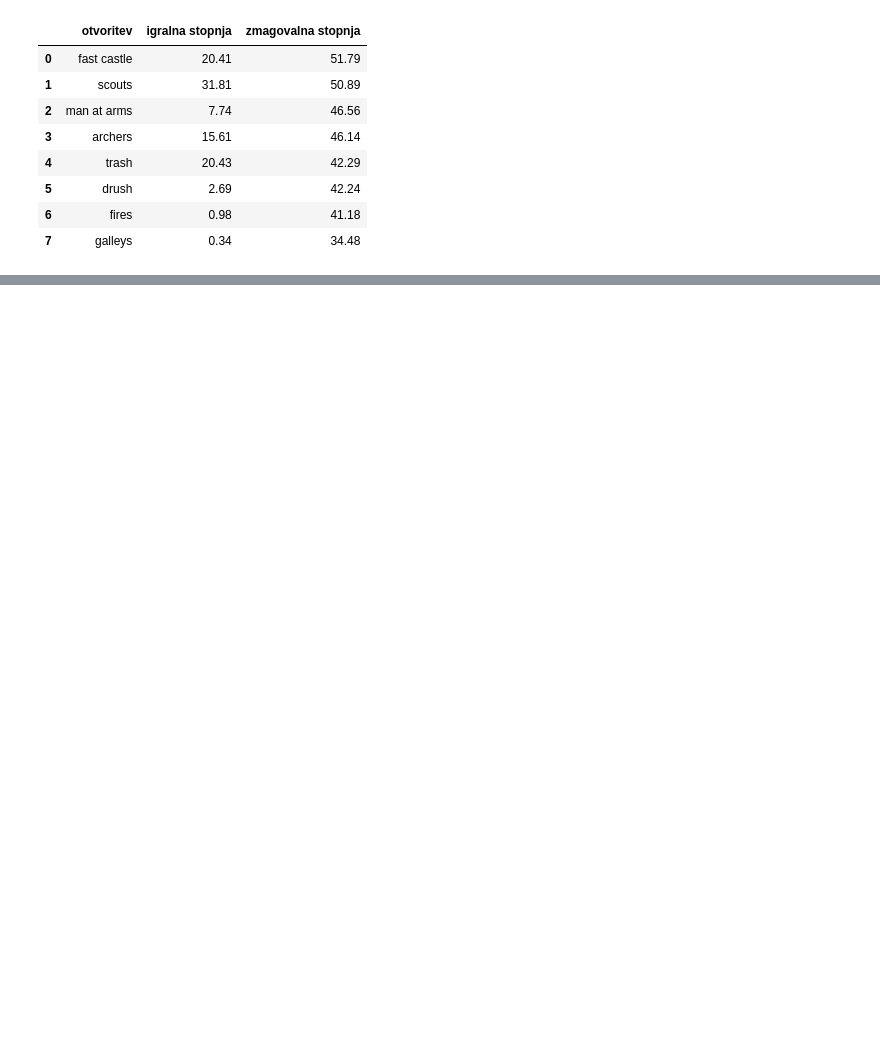
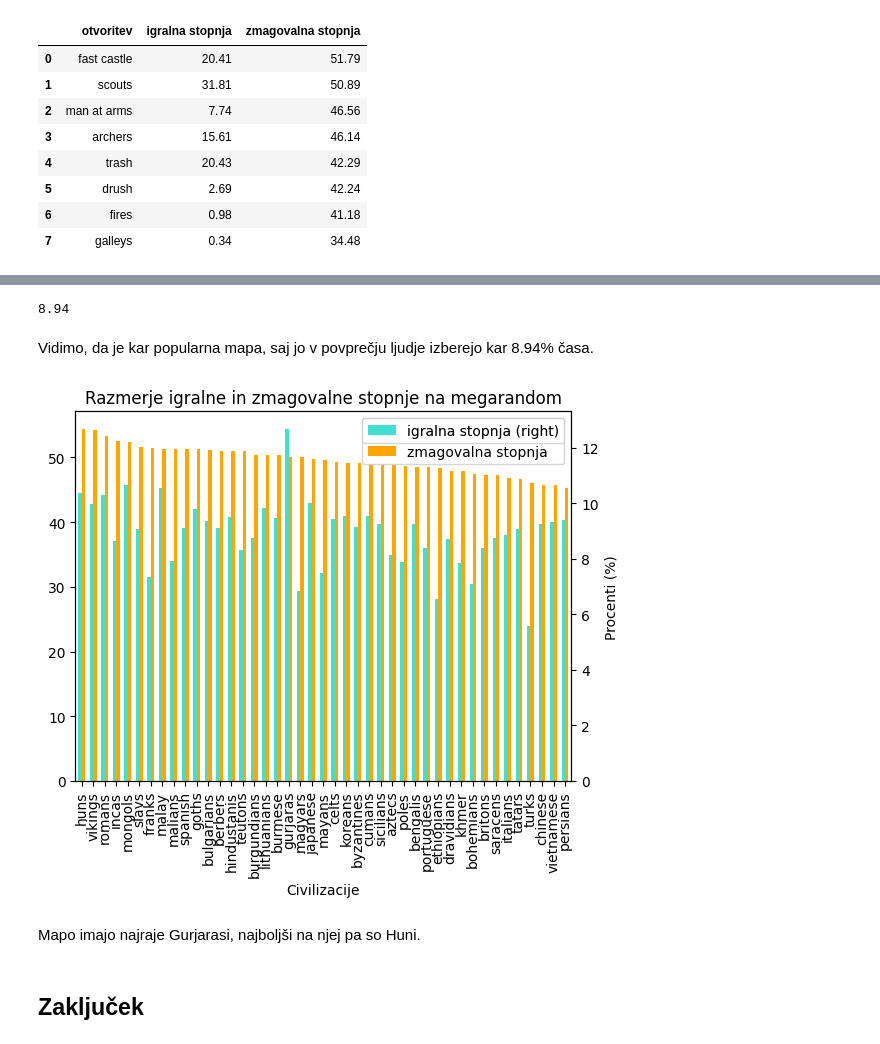
Before and after one commit to MateoVrtunski/Projektna_UVP, a Jupyter notebook: projektna.ipynb, the cells around one changed output, grey strips where cells are left out. Saved outputs shown, nothing was run; the diff lists cells and outputs as text; code cells hidden in the pictures; blank space fills up the shorter version.

```diff
--- a/projektna.ipynb
+++ b/projektna.ipynb
@@ -92,0 +163,15 @@ graf4
+# %%
+round(megrandom['igralna stopnja'].mean(),2)
+# %% [output]
+8.94
+# %% [markdown]
+Vidimo, da je kar popularna mapa, saj jo v povprečju ljudje izberejo kar 8.94% časa.
+# %%
+graf7 = pandica.mapa_vse(megrandom)
+graf7
+# %% [output]
+[figure, added]
+# %% [markdown]
+Mapo imajo najraje Gurjarasi, najboljši na njej pa so Huni.
+# %% [markdown]
+## Zaključek
```
Also changed, not shown: parts of 19 cells of this notebook, 1 other file.
